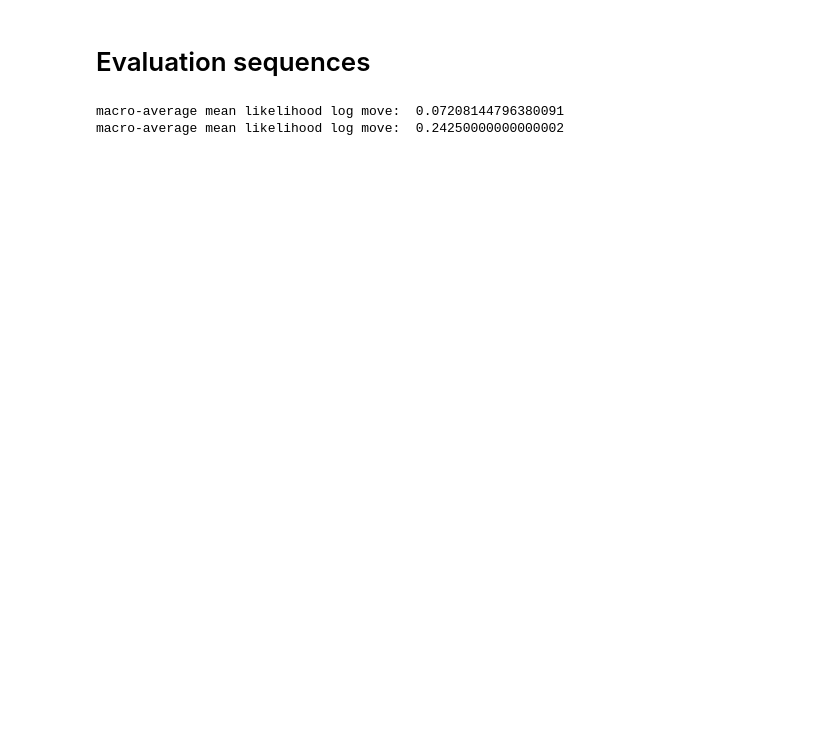
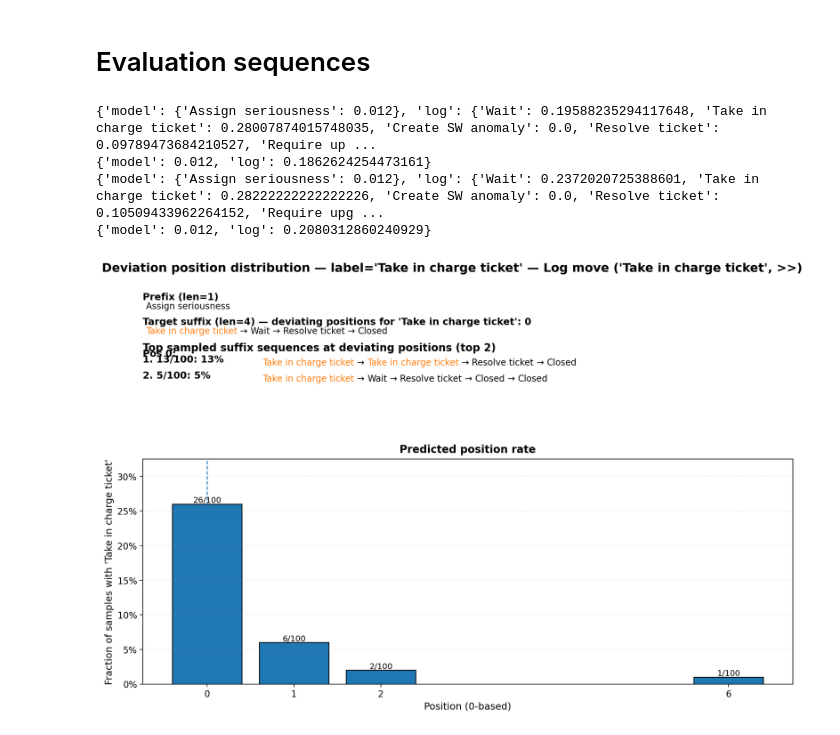
Before and after one commit to ProbabilisticSuffixPredictionLab/conformance_dev_and_pos_pred, a Jupyter notebook: src/notebooks/evaluation/Helpdesk_eval.ipynb, the cells around one changed output. Cells and saved outputs as stored; diff of their text form; code cells hidden in the pictures; blank space fills up the shorter version.

```diff
--- a/src/notebooks/evaluation/Helpdesk_eval.ipynb
+++ b/src/notebooks/evaluation/Helpdesk_eval.ipynb
@@ -42,12 +42,45 @@ Recall macro per label no dev:  {('>>', 'Assign seriousness'): 1.0, ('Create SW
 # %%
 # Evaluation of the deviaiton position
 
-tgt_suffixes, pred_suffix_samples, (tgt_model_moves, tgt_log_moves), (pred_model_moves, pred_log_moves) = eval.get_suffix_devs()
+# tgt_suffixes, pred_suffix_samples, (tgt_model_moves, tgt_log_moves), (pred_model_moves, pred_log_moves) = eval.get_suffix_devs()
 
-case_level, per_label_mean, weighted_macro = eval.likelihood_at_target_positions(tgt_model_moves, tgt_log_moves, pred_model_moves, pred_log_moves)
+# case_level, per_label_mean, weighted_macro = eval.likelihood_at_target_positions(tgt_model_moves, tgt_log_moves, pred_model_moves, pred_log_moves)
 
-print("macro-average mean likelihood log move: ", weighted_macro.get('log'))
-print("macro-average mean likelihood log move: ", weighted_macro.get('model'))
+# print("macro-average mean likelihood log move: ", weighted_macro.get('log'))
+# print("macro-average mean likelihood model move: ", weighted_macro.get('model'))
+
+# get positions (now sequence-index); also get extras for hitProb
+tgt_suffixes, pred_suffix_samples, (tgt_model, tgt_log), (pred_model, pred_log), (pred_model_sets, pred_log_sets), num_samples_per_case, prefixes = eval.get_suffix_devs(return_extras=True)
+
+# likelihood + hitProb
+case_level, per_label_mean, weighted_macro, per_label_hitprob, weighted_macro_hitprob = eval.likelihood_at_target_positions(
+    tgt_model, tgt_log, pred_model, pred_log,
+    return_hitprob=True,
+    pred_model_sets=pred_model_sets,
+    pred_log_sets=pred_log_sets,
+    num_samples_per_case=num_samples_per_case
+)
+
+print(per_label_mean)
+print(weighted_macro)
+print(per_label_hitprob)
+print(weighted_macro_hitprob)
 # %% [output]
-macro-average mean likelihood log move:  0.07208144796380091
-macro-average mean likelihood log move:  0.24250000000000002
+{'model': {'Assign seriousness': 0.012}, 'log': {'Wait': 0.19588235294117648, 'Take in charge ticket': 0.28007874015748035, 'Create SW anomaly': 0.0, 'Resolve ticket': 0.09789473684210527, 'Require up ...
+{'model': 0.012, 'log': 0.1862624254473161}
+{'model': {'Assign seriousness': 0.012}, 'log': {'Wait': 0.2372020725388601, 'Take in charge ticket': 0.28222222222222226, 'Create SW anomaly': 0.0, 'Resolve ticket': 0.10509433962264152, 'Require upg ...
+{'model': 0.012, 'log': 0.2080312860240929}
+# %%
+# paper-style plot (use *_log for move="log")
+eval.plot_suffix_deviation_distribution(
+    suffix_index=2,
+    label="Take in charge ticket",
+    move="log",
+    tgt_suff_move=tgt_log,
+    pred_suff_move=pred_log,
+    pred_suffix_samples=pred_suffix_samples,
+    pred_suff_sets=pred_log_sets,
+    tgt_suffixes=tgt_suffixes
+)
+# %% [output]
+[figure, added]
```
Also changed, not shown: parts of 2 cells of this notebook, 12 other files.
